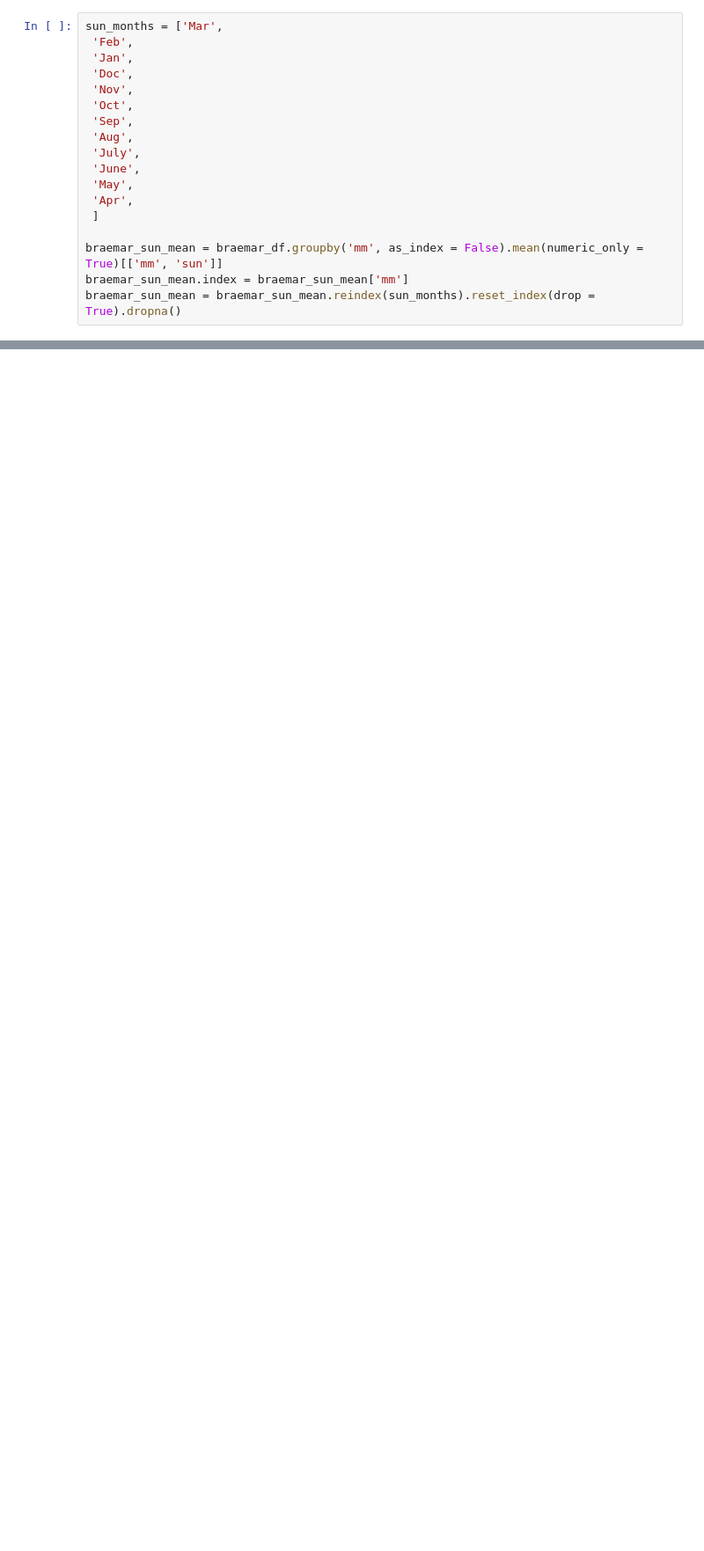
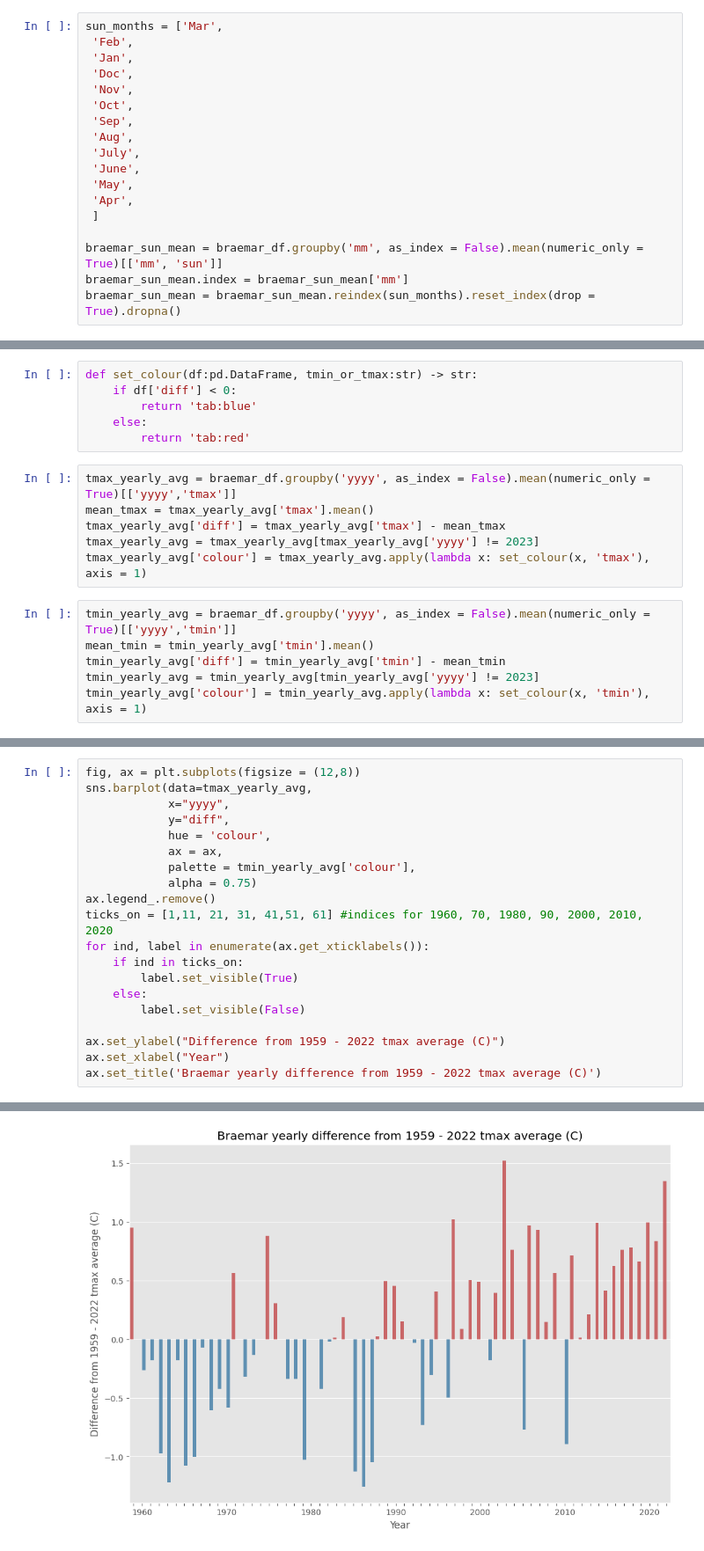
Before and after one commit to jmoro0408/DataVis, a Jupyter notebook: UK Temperature/braemar_temp_plotting.ipynb, the cells around one changed output, grey strips where cells are left out. Shown at 88% size. Cells and saved outputs as stored; diff of their text form; blank space fills up the shorter version.

Commit message:
added yearly difference barplots

```diff
--- a/UK Temperature/braemar_temp_plotting.ipynb
+++ b/UK Temperature/braemar_temp_plotting.ipynb
@@ -620,0 +623,18 @@ Text(0.5, 1.0, 'Braemar Average Monthly Hours of Sun 1959 - 2023')
+# %%
+def set_colour(df:pd.DataFrame, tmin_or_tmax:str) -> str:
+    if df['diff'] < 0:
+        return 'tab:blue'
+    else:
+        return 'tab:red'
+# %%
+tmax_yearly_avg = braemar_df.groupby('yyyy', as_index = False).mean(numeric_only = True)[['yyyy','tmax']]
+mean_tmax = tmax_yearly_avg['tmax'].mean()
+tmax_yearly_avg['diff'] = tmax_yearly_avg['tmax'] - mean_tmax
+tmax_yearly_avg = tmax_yearly_avg[tmax_yearly_avg['yyyy'] != 2023]
+tmax_yearly_avg['colour'] = tmax_yearly_avg.apply(lambda x: set_colour(x, 'tmax'), axis = 1)
+# %%
+tmin_yearly_avg = braemar_df.groupby('yyyy', as_index = False).mean(numeric_only = True)[['yyyy','tmin']]
+mean_tmin = tmin_yearly_avg['tmin'].mean()
+tmin_yearly_avg['diff'] = tmin_yearly_avg['tmin'] - mean_tmin
+tmin_yearly_avg = tmin_yearly_avg[tmin_yearly_avg['yyyy'] != 2023]
+tmin_yearly_avg['colour'] = tmin_yearly_avg.apply(lambda x: set_colour(x, 'tmin'), axis = 1)
@@ -620,0 +650,21 @@ Text(0.5, 1.0, 'Braemar Average Monthly Hours of Sun 1959 - 2023')
+# %%
+fig, ax = plt.subplots(figsize = (12,8))
+sns.barplot(data=tmax_yearly_avg,
+            x="yyyy",
+            y="diff",
+            hue = 'colour',
+            ax = ax,
+            palette = tmin_yearly_avg['colour'],
+            alpha = 0.75)
+ax.legend_.remove()
+ticks_on = [1,11, 21, 31, 41,51, 61] #indices for 1960, 70, 1980, 90, 2000, 2010, 2020
+for ind, label in enumerate(ax.get_xticklabels()):
+    if ind in ticks_on:
+        label.set_visible(True)
+    else:
+        label.set_visible(False)
+
+ax.set_ylabel("Difference from 1959 - 2022 tmax average (C)")
+ax.set_xlabel("Year")
+ax.set_title('Braemar yearly difference from 1959 - 2022 tmax average (C)')
+# %% [output]
@@ -620,0 +672 @@ Text(0.5, 1.0, 'Braemar Average Monthly Hours of Sun 1959 - 2023')
+[figure, added]
```
Also changed, not shown: parts of 6 cells of this notebook, 1 other file.
